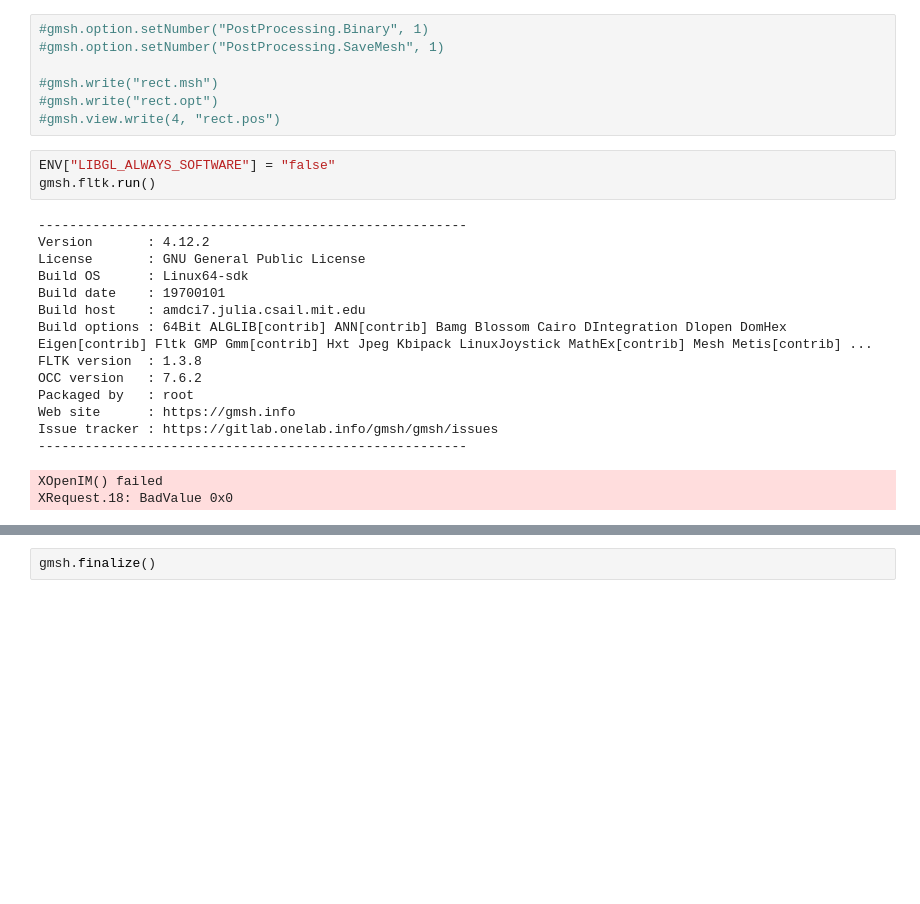
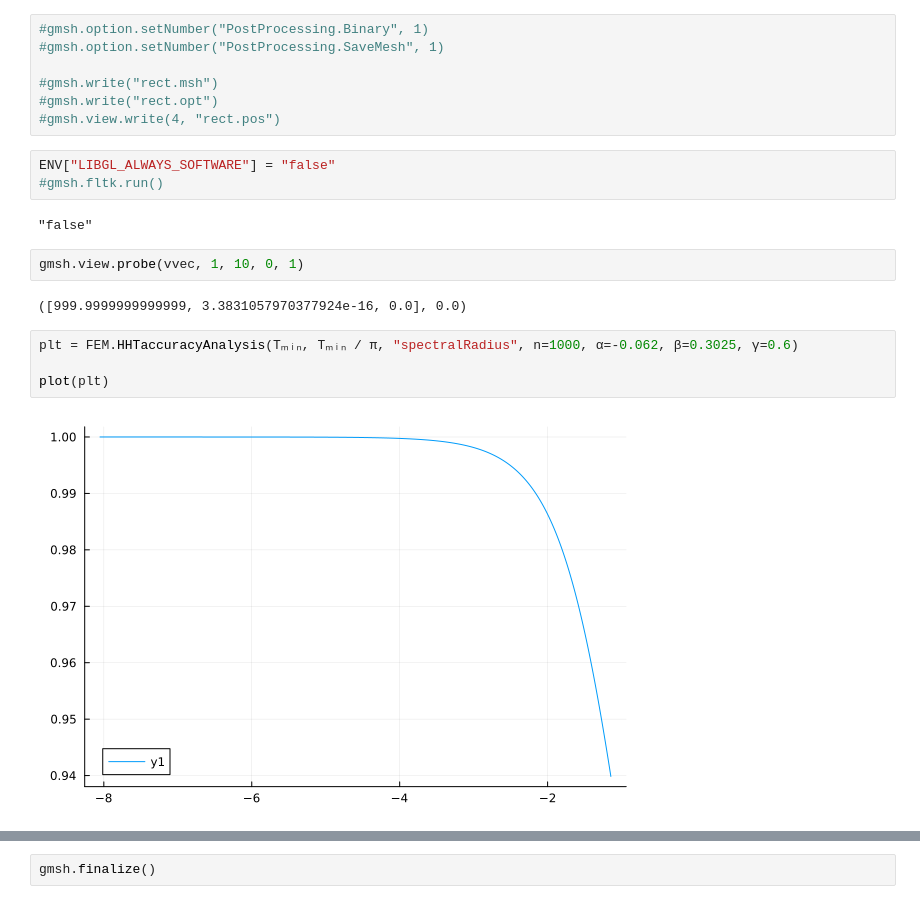
Before and after one commit to perebalazs/LowLevelFEM.jl, a Jupyter notebook: examples/wavePropagationInRectangle.ipynb, the cells around one changed output, grey strips where cells are left out. Drawn from its saved outputs; the diff is of its cells as text; blank space fills up the shorter version.

```diff
--- a/examples/wavePropagationInRectangle.ipynb
+++ b/examples/wavePropagationInRectangle.ipynb
@@ -320,20 +322,16 @@ sanim = FEM.showStressResults(problem, Sanim, "s", t=t[1:sts], name="σ anim", v
 #gmsh.view.write(4, "rect.pos")
 # %%
 ENV["LIBGL_ALWAYS_SOFTWARE"] = "false"
-gmsh.fltk.run()
+#gmsh.fltk.run()
 # %% [output]
--------------------------------------------------------
-Version       : 4.12.2
-License       : GNU General Public License
-Build OS      : Linux64-sdk
-Build date    : 19700101
-Build host    : amdci7.julia.csail.mit.edu
-Build options : 64Bit ALGLIB[contrib] ANN[contrib] Bamg Blossom Cairo DIntegration Dlopen DomHex Eigen[contrib] Fltk GMP Gmm[contrib] Hxt Jpeg Kbipack LinuxJoystick MathEx[contrib] Mesh Metis[contrib] ...
-FLTK version  : 1.3.8
-OCC version   : 7.6.2
-Packaged by   : root
-Web site      : https://gmsh.info
-Issue tracker : https://gitlab.onelab.info/gmsh/gmsh/issues
--------------------------------------------------------
+"false"
-XOpenIM() failed
-XRequest.18: BadValue 0x0
+# %%
+gmsh.view.probe(vvec, 1, 10, 0, 1)
+# %% [output]
+([999.9999999999999, 3.3831057970377924e-16, 0.0], 0.0)
+# %%
+plt = FEM.HHTaccuracyAnalysis(Tₘᵢₙ, Tₘᵢₙ / π, "spectralRadius", n=1000, α=-0.062, β=0.3025, γ=0.6)
+
+plot(plt)
+# %% [output]
+[figure, added]
```
Also changed, not shown: parts of 7 cells of this notebook, 10 other files.
